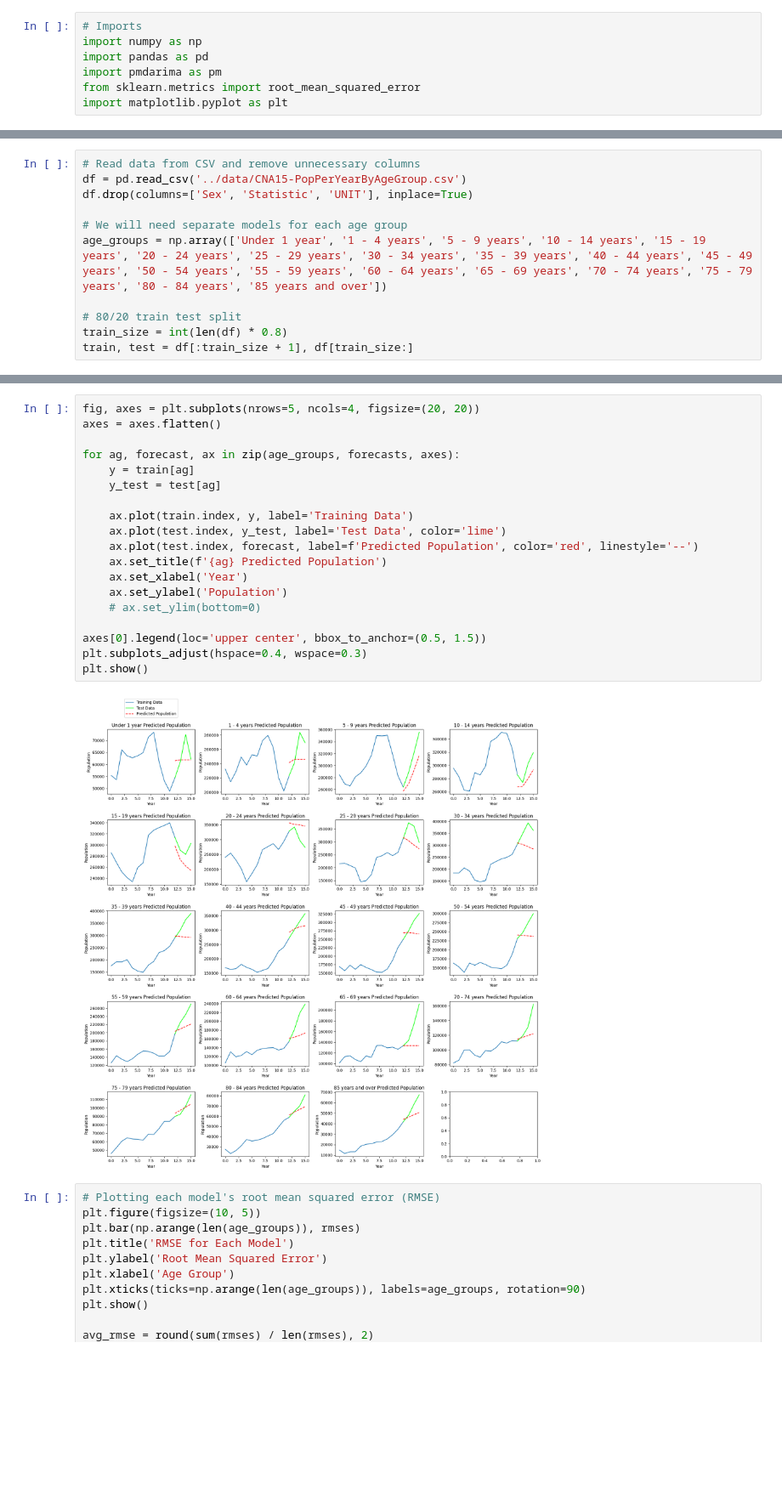
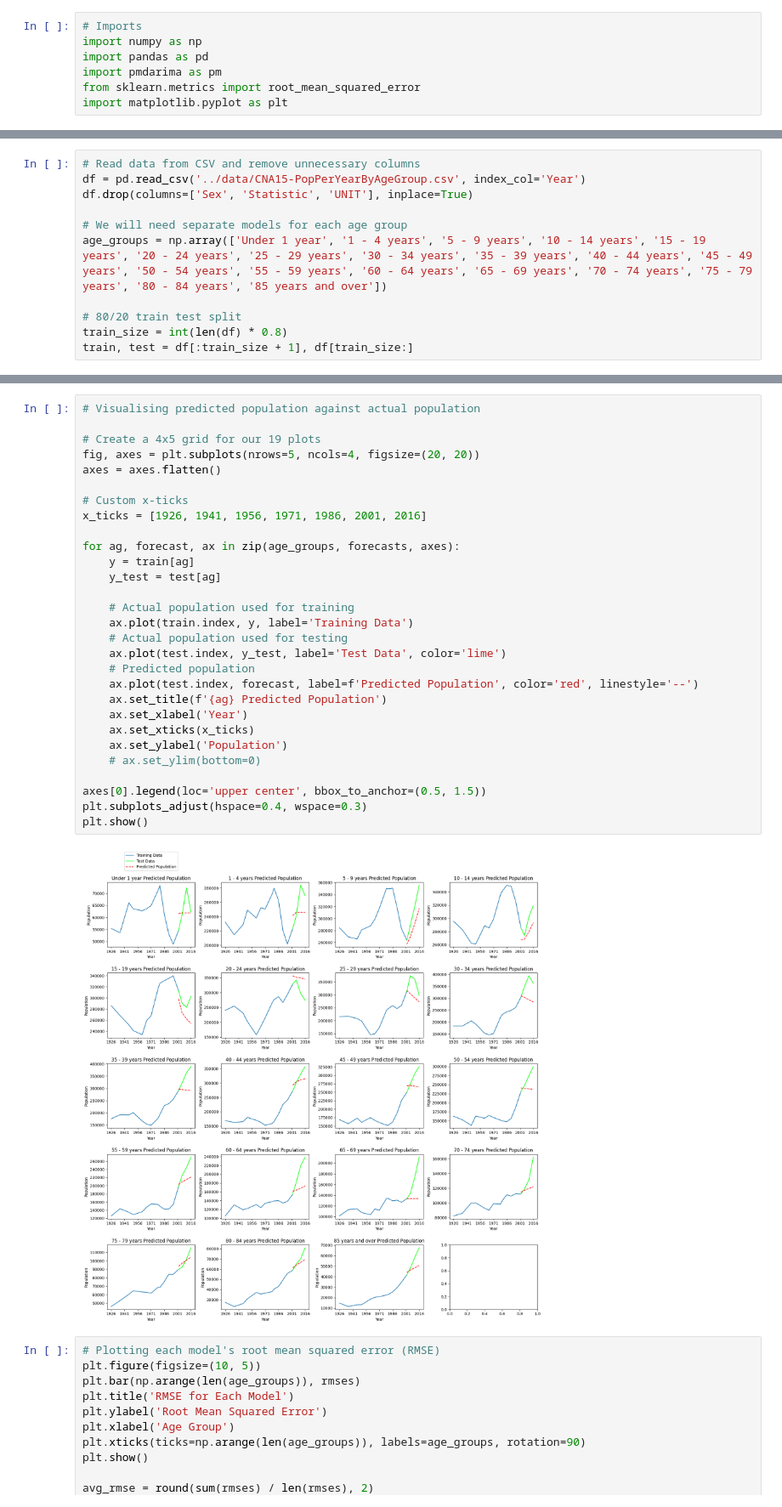
Before and after one commit to oOoOoOo0o/LM051-FYP, a Jupyter notebook: arima/age-groups.ipynb, the cells around one changed output, grey strips where cells are left out. Shown at 85% size. Drawn from its saved outputs; the diff is of its cells as text; blank space fills up the shorter version.

Commit message:
Comments and fixed x-ticks

```diff
--- a/arima/age-groups.ipynb
+++ b/arima/age-groups.ipynb
@@ -8,6 +10,6 @@ import matplotlib.pyplot as plt
 # %%
 # Read data from CSV and remove unnecessary columns
-df = pd.read_csv('../data/CNA15-PopPerYearByAgeGroup.csv')
+df = pd.read_csv('../data/CNA15-PopPerYearByAgeGroup.csv', index_col='Year')
 df.drop(columns=['Sex', 'Statistic', 'UNIT'], inplace=True)
 
 # We will need separate models for each age group
@@ -76,26 +274,36 @@ RMSE: 6358.00575457292
 dtype: float64
 RMSE: 9905.793191360297
 # %%
+# Visualising predicted population against actual population
+
+# Create a 4x5 grid for our 19 plots
 fig, axes = plt.subplots(nrows=5, ncols=4, figsize=(20, 20))
 axes = axes.flatten()
+
+# Custom x-ticks
+x_ticks = [1926, 1941, 1956, 1971, 1986, 2001, 2016]
 
 for ag, forecast, ax in zip(age_groups, forecasts, axes):
     y = train[ag]
     y_test = test[ag]
 
+    # Actual population used for training
     ax.plot(train.index, y, label='Training Data')
+    # Actual population used for testing
     ax.plot(test.index, y_test, label='Test Data', color='lime')
+    # Predicted population
     ax.plot(test.index, forecast, label=f'Predicted Population', color='red', linestyle='--')
     ax.set_title(f'{ag} Predicted Population')
     ax.set_xlabel('Year')
+    ax.set_xticks(x_ticks)
     ax.set_ylabel('Population')
     # ax.set_ylim(bottom=0)
 
 axes[0].legend(loc='upper center', bbox_to_anchor=(0.5, 1.5))
 plt.subplots_adjust(hspace=0.4, wspace=0.3)
 plt.show()
 # %% [output]
-[figure, old version]
+[figure, new version]
 # %%
 # Plotting each model's root mean squared error (RMSE)
 plt.figure(figsize=(10, 5))
```
Also changed, not shown: parts of 8 cells of this notebook.
